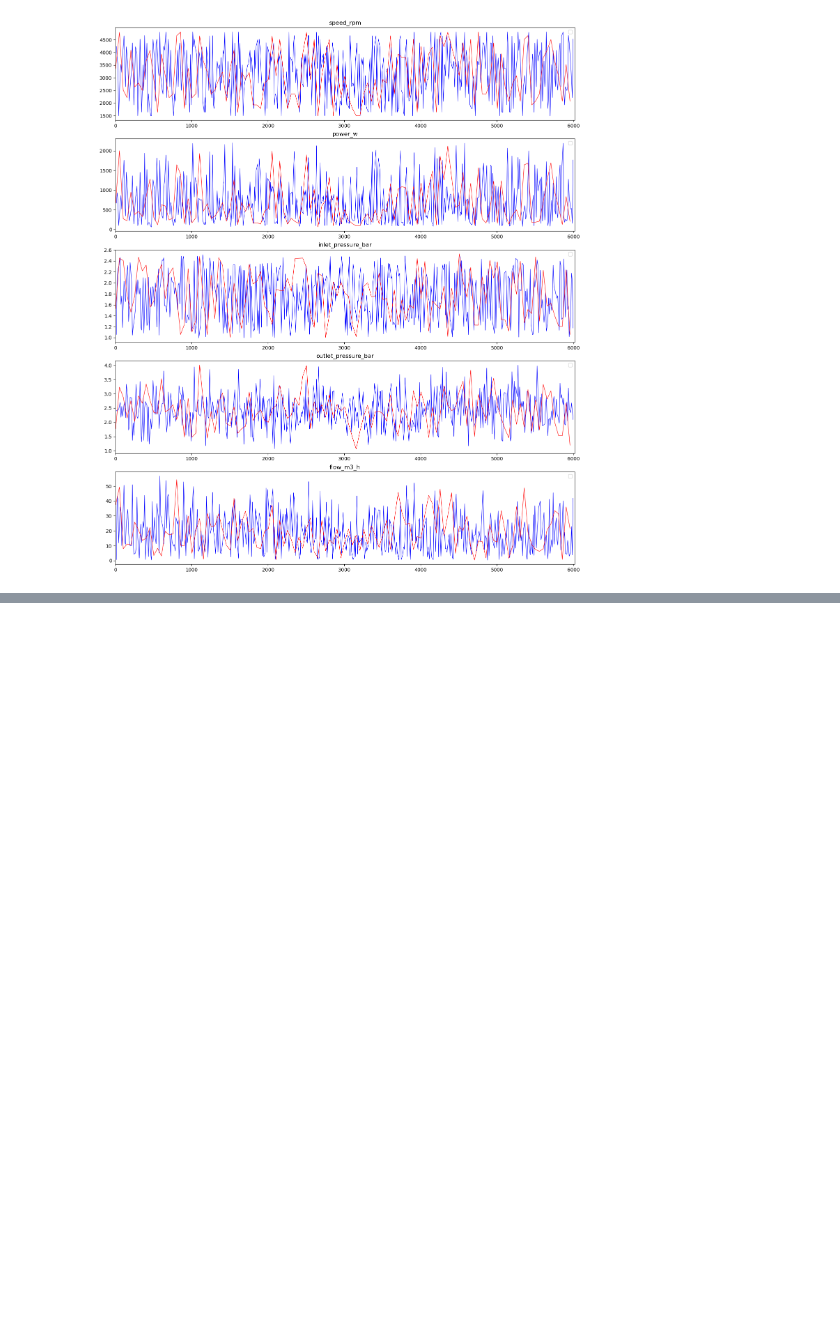
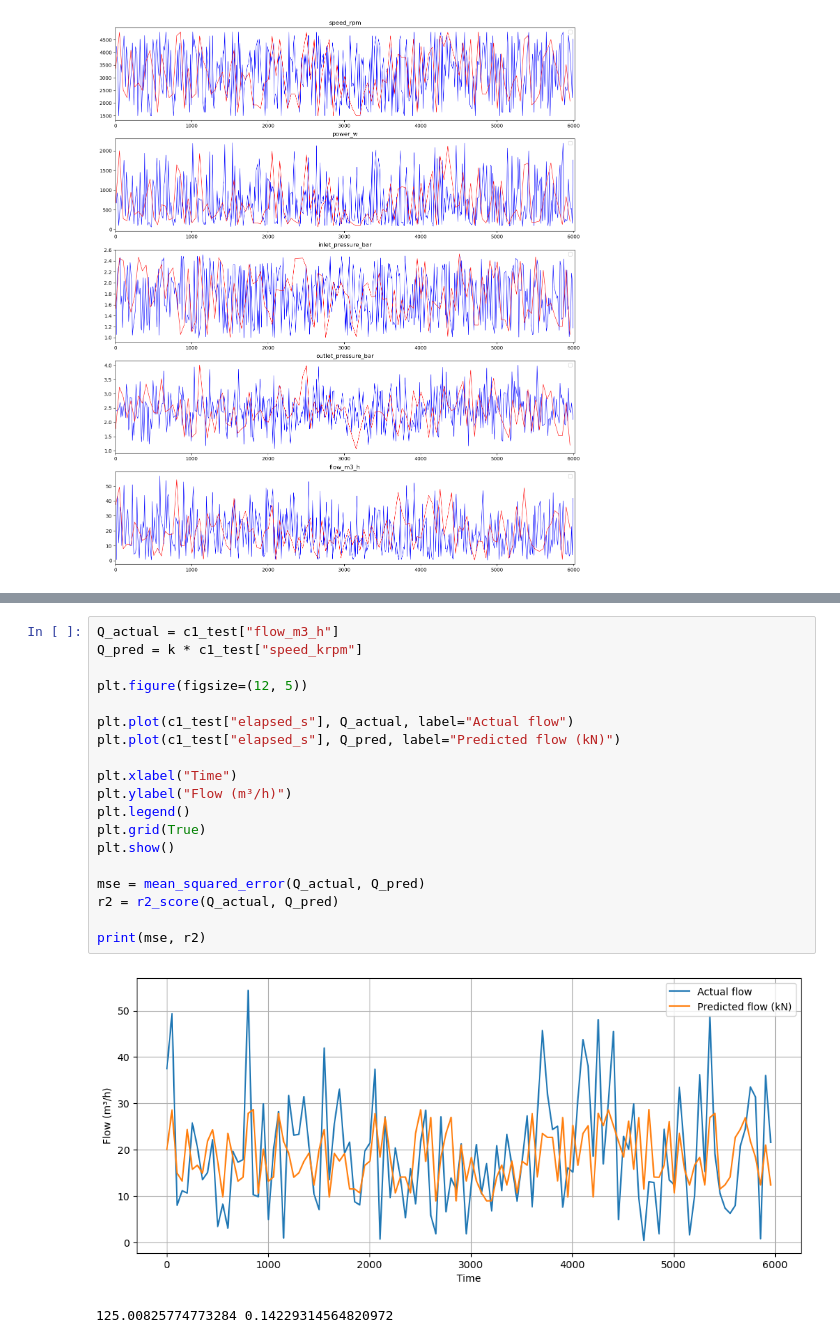
Before and after one commit to CapperTheRose16/Project-in-Machine-Learning, a Jupyter notebook: Data exploration/Plots.ipynb, the cells around one changed output, grey strips where cells are left out. Drawn from its saved outputs; the diff is of its cells as text; blank space fills up the shorter version.

```diff
--- a/Data exploration/Plots.ipynb
+++ b/Data exploration/Plots.ipynb
@@ -180,0 +219,22 @@ plt.show()
+# %%
+Q_actual = c1_test["flow_m3_h"]
+Q_pred = k * c1_test["speed_krpm"]
+
+plt.figure(figsize=(12, 5))
+
+plt.plot(c1_test["elapsed_s"], Q_actual, label="Actual flow")
+plt.plot(c1_test["elapsed_s"], Q_pred, label="Predicted flow (kN)")
+
+plt.xlabel("Time")
+plt.ylabel("Flow (m³/h)")
+plt.legend()
+plt.grid(True)
+plt.show()
+
+mse = mean_squared_error(Q_actual, Q_pred)
+r2 = r2_score(Q_actual, Q_pred)
+
+print(mse, r2)
+# %% [output]
+[figure, added]
+125.00825774773284 0.14229314564820972
```
Also changed, not shown: parts of 11 cells of this notebook, 3 other files.
